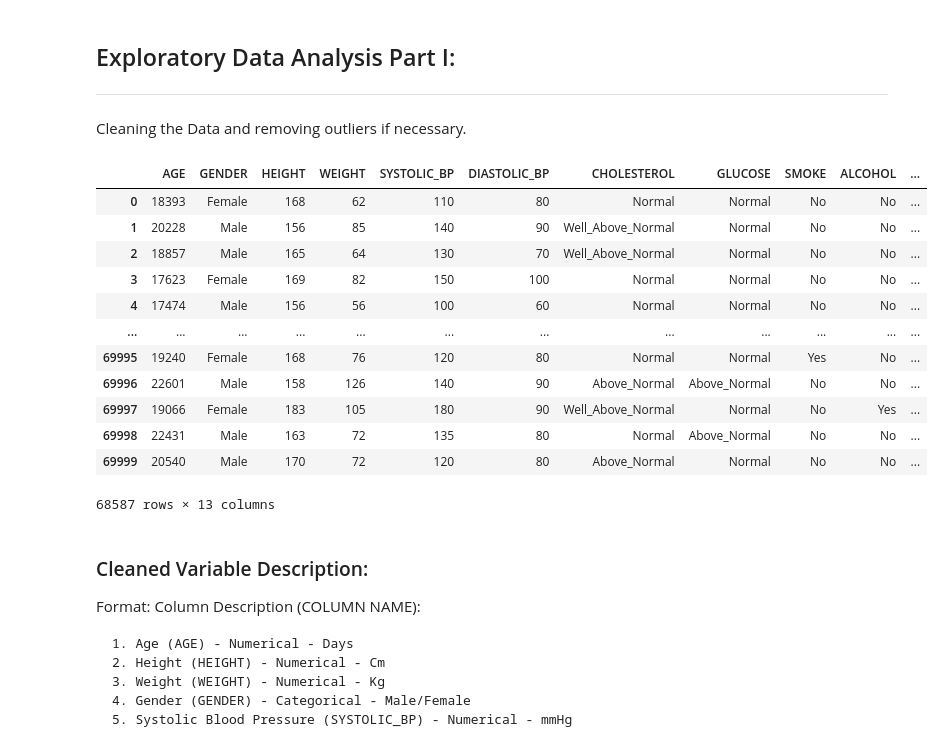
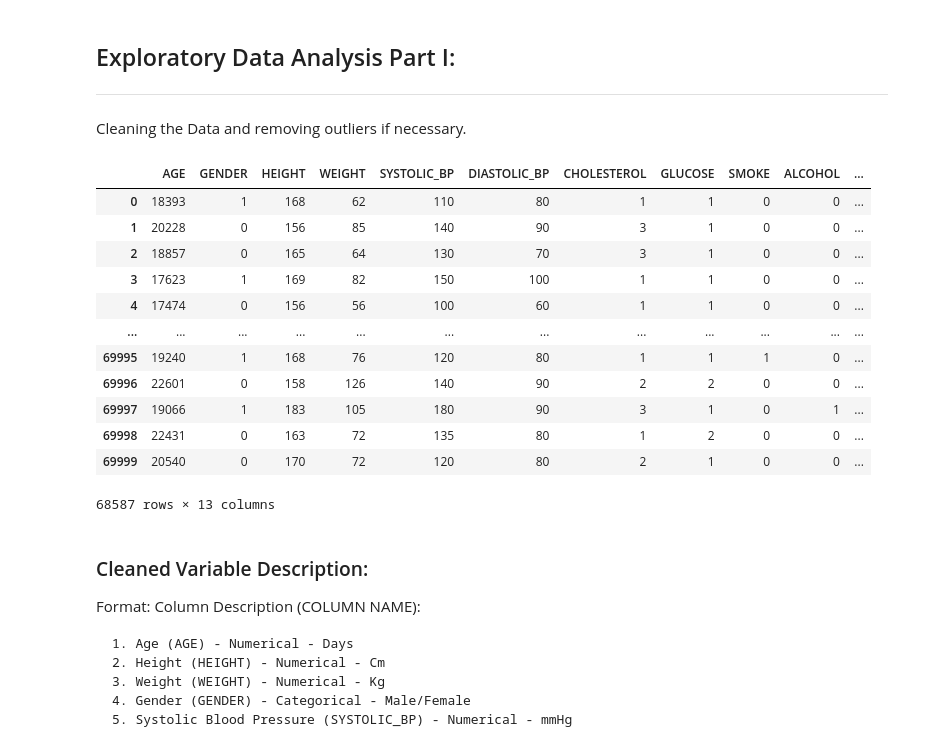
Before and after one commit to keithfykai/SC1015-Project---Cardiovascular-Disease-, a Jupyter notebook: SC1015 Project Notebook.ipynb, the cells around one changed output. Saved outputs shown, nothing was run; the diff lists cells and outputs as text; code cells hidden in the pictures.

```diff
--- a/SC1015 Project Notebook.ipynb
+++ b/SC1015 Project Notebook.ipynb
@@ -34,7 +34,7 @@ import pickle
 import requests
 import numpy as np
 import pandas as pd
-import seaborn as sns
+import seaborn as sb
 import matplotlib.pyplot as plt
 from scipy.stats import shapiro
 from scikitplot import metrics as mt
@@ -56,21 +56,16 @@ from sklearn.preprocessing import StandardScaler, RobustScaler, OneHotEncoder
 
 # Modelling
 import lightgbm as lgb
-from catboost import CatBoostClassifier
 from sklearn.ensemble import RandomForestClassifier
 from sklearn.linear_model import LogisticRegression
 from sklearn.cluster import KMeans
+from xgboost import XGBClassifier
 
 
 # Evaluation
 from sklearn.metrics import classification_report, accuracy_score, cohen_kappa_score, precision_score, f1_score, recall_score
 from yellowbrick.classifier.threshold import discrimination_threshold
 
-# Set options and warnings
-import warnings
-warnings.filterwarnings('ignore')
-pd.set_option('MAX_ROWS', None)
-
 df = pd.read_excel("cardio_train.xlsx")
 df = df.reset_index(drop=True)
 df
@@ -756,48 +796,48 @@ Cleaning the Data and removing outliers if necessary.
 # %%
 df_cleaned = df.copy()
 df_cleaned.rename(columns = {'ap_hi': 'Systolic_BP'}, inplace = True)
 df_cleaned.rename(columns = {'ap_lo': 'Diastolic_BP'}, inplace = True)
 df_cleaned.rename(columns = {'gluc': 'Glucose'}, inplace = True)
 df_cleaned.rename(columns = {'alco': 'Alcohol'}, inplace = True)
 df_cleaned.rename(columns = {'cardio': 'Cardio_Patient'}, inplace = True)
 
 # Dropping unneeded ID column
 df_cleaned.drop("id", axis=1, inplace=True);
 
 # Replacing data in columns for readibility
-df_cleaned['gender'] = df_cleaned['gender'].replace(1, 'Male')
-df_cleaned['gender'] = df_cleaned['gender'].replace(2, 'Female')
-df_cleaned['cholesterol'] = df_cleaned['cholesterol'].replace(1, 'Normal')
-df_cleaned['cholesterol'] = df_cleaned['cholesterol'].replace(2, 'Above_Normal')
-df_cleaned['cholesterol'] = df_cleaned['cholesterol'].replace(3, 'Well_Above_Normal')
-df_cleaned['Glucose'] = df_cleaned['Glucose'].replace(1, 'Normal')
-df_cleaned['Glucose'] = df_cleaned['Glucose'].replace(2, 'Above_Normal')
-df_cleaned['Glucose'] = df_cleaned['Glucose'].replace(3, 'Well_Above_Normal')
-df_cleaned['smoke'] = df_cleaned['smoke'].replace(1, 'Yes')
-df_cleaned['smoke'] = df_cleaned['smoke'].replace(0, 'No')
-df_cleaned['Alcohol'] = df_cleaned['Alcohol'].replace(1, 'Yes')
-df_cleaned['Alcohol'] = df_cleaned['Alcohol'].replace(0, 'No')
-df_cleaned['active'] = df_cleaned['active'].replace(1, 'Yes')
-df_cleaned['active'] = df_cleaned['active'].replace(0, 'No')
-df_cleaned['Cardio_Patient'] = df_cleaned['Cardio_Patient'].replace(1, 'Yes')
-df_cleaned['Cardio_Patient'] = df_cleaned['Cardio_Patient'].replace(0, 'No')
+df_cleaned['gender'] = df_cleaned['gender'].replace(1,0) # 0 is Male
+df_cleaned['gender'] = df_cleaned['gender'].replace(2, 1) # 1 is Female
+# df_cleaned['cholesterol'] = df_cleaned['cholesterol'].replace(1, 'Normal')
+# df_cleaned['cholesterol'] = df_cleaned['cholesterol'].replace(2, 'Above_Normal')
+# df_cleaned['cholesterol'] = df_cleaned['cholesterol'].replace(3, 'Well_Above_Normal')
+# df_cleaned['Glucose'] = df_cleaned['Glucose'].replace(1, 'Normal')
+# df_cleaned['Glucose'] = df_cleaned['Glucose'].replace(2, 'Above_Normal')
+# df_cleaned['Glucose'] = df_cleaned['Glucose'].replace(3, 'Well_Above_Normal')
+# df_cleaned['smoke'] = df_cleaned['smoke'].replace(1, 'Yes')
+# df_cleaned['smoke'] = df_cleaned['smoke'].replace(0, 'No')
+# df_cleaned['Alcohol'] = df_cleaned['Alcohol'].replace(1, 'Yes')
+# df_cleaned['Alcohol'] = df_cleaned['Alcohol'].replace(0, 'No')
+# df_cleaned['active'] = df_cleaned['active'].replace(1, 'Yes')
+# df_cleaned['active'] = df_cleaned['active'].replace(0, 'No')
+# df_cleaned['Cardio_Patient'] = df_cleaned['Cardio_Patient'].replace(1, 'Yes')
+# df_cleaned['Cardio_Patient'] = df_cleaned['Cardio_Patient'].replace(0, 'No')
 
 # Set all columns to upper case
 df_cleaned.columns = df_cleaned.columns.str.upper()
 df_cleaned
 # %% [output]
 |  | AGE | GENDER | HEIGHT | WEIGHT | SYSTOLIC_BP | DIASTOLIC_BP | CHOLESTEROL | GLUCOSE | SMOKE | ALCOHOL | ... |
-| 0 | 18393 | Female | 168 | 62 | 110 | 80 | Normal | Normal | No | No | ... |
-| 1 | 20228 | Male | 156 | 85 | 140 | 90 | Well_Above_Normal | Normal | No | No | ... |
-| 2 | 18857 | Male | 165 | 64 | 130 | 70 | Well_Above_Normal | Normal | No | No | ... |
-| 3 | 17623 | Female | 169 | 82 | 150 | 100 | Normal | Normal | No | No | ... |
-| 4 | 17474 | Male | 156 | 56 | 100 | 60 | Normal | Normal | No | No | ... |
+| 0 | 18393 | 1 | 168 | 62 | 110 | 80 | 1 | 1 | 0 | 0 | ... |
+| 1 | 20228 | 0 | 156 | 85 | 140 | 90 | 3 | 1 | 0 | 0 | ... |
+| 2 | 18857 | 0 | 165 | 64 | 130 | 70 | 3 | 1 | 0 | 0 | ... |
+| 3 | 17623 | 1 | 169 | 82 | 150 | 100 | 1 | 1 | 0 | 0 | ... |
+| 4 | 17474 | 0 | 156 | 56 | 100 | 60 | 1 | 1 | 0 | 0 | ... |
 | ... | ... | ... | ... | ... | ... | ... | ... | ... | ... | ... | ... |
-| 69995 | 19240 | Female | 168 | 76 | 120 | 80 | Normal | Normal | Yes | No | ... |
-| 69996 | 22601 | Male | 158 | 126 | 140 | 90 | Above_Normal | Above_Normal | No | No | ... |
-| 69997 | 19066 | Female | 183 | 105 | 180 | 90 | Well_Above_Normal | Normal | No | Yes | ... |
-| 69998 | 22431 | Male | 163 | 72 | 135 | 80 | Normal | Above_Normal | No | No | ... |
-| 69999 | 20540 | Male | 170 | 72 | 120 | 80 | Above_Normal | Normal | No | No | ... |
+| 69995 | 19240 | 1 | 168 | 76 | 120 | 80 | 1 | 1 | 1 | 0 | ... |
+| 69996 | 22601 | 0 | 158 | 126 | 140 | 90 | 2 | 2 | 0 | 0 | ... |
+| 69997 | 19066 | 1 | 183 | 105 | 180 | 90 | 3 | 1 | 0 | 1 | ... |
+| 69998 | 22431 | 0 | 163 | 72 | 135 | 80 | 1 | 2 | 0 | 0 | ... |
+| 69999 | 20540 | 0 | 170 | 72 | 120 | 80 | 2 | 1 | 0 | 0 | ... |
 68587 rows × 13 columns
 # %% [markdown]
 ### Cleaned Variable Description:
```
Also changed, not shown: parts of 16 cells of this notebook.
